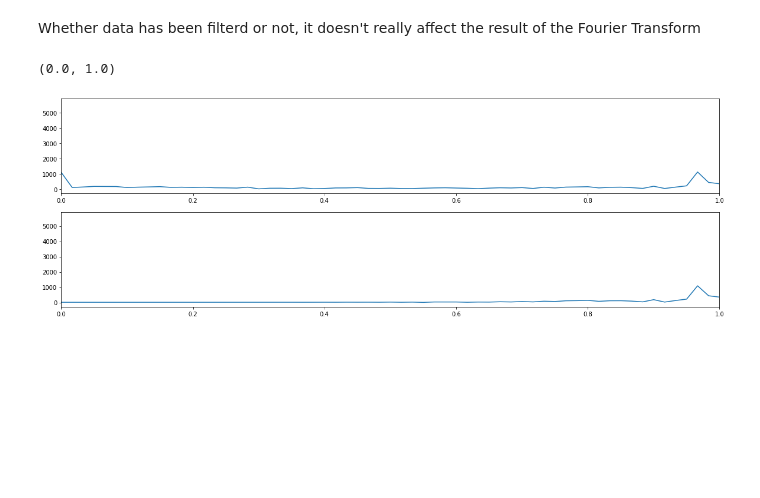
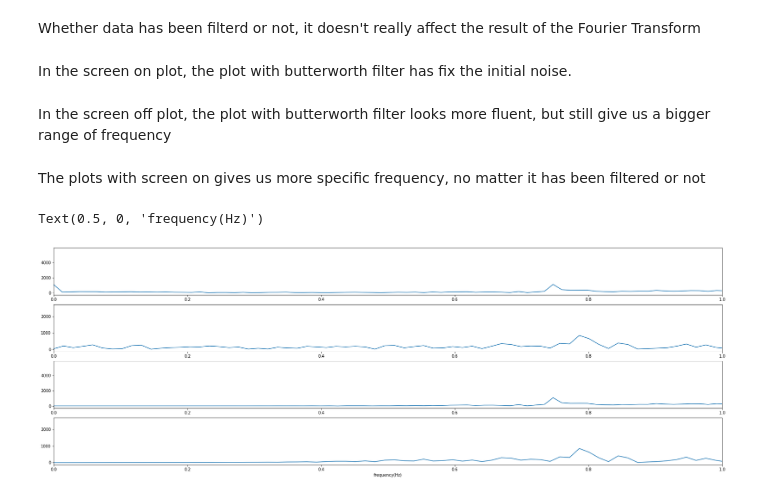
Before and after one commit to asd881018/Sensors-Noise-and-Walking-Human-Activity-Analysis, a Jupyter notebook: screen_onoff.ipynb, the cells around one changed output. Drawn from its saved outputs; the diff is of its cells as text; code cells hidden in the pictures; blank space fills up the shorter version.

```diff
--- a/screen_onoff.ipynb
+++ b/screen_onoff.ipynb
@@ -104,5 +81,6 @@ So the data is going to be inaccurate with screen off.
 # %%
 fig, ax = plt.subplots(4)
+plt.rcParams["figure.figsize"] = (30, 10)
 
 # screen off raw data plot
 ax[0].plot(matt_rp50_screen_off['seconds'], matt_rp50_screen_off['x'])
@@ -123,4 +101,11 @@ ax[2].plot(matt_rp50_screen_off_bw['seconds'], matt_rp50_screen_off_bw['z'])
 ax[3].plot(matt_rp50_screen_on_bw['seconds'], matt_rp50_screen_on_bw['x'])
 ax[3].plot(matt_rp50_screen_on_bw['seconds'], matt_rp50_screen_on_bw['y'])
 ax[3].plot(matt_rp50_screen_on_bw['seconds'], matt_rp50_screen_on_bw['z'])
+
+# set x-, y- axis label
+ax[0].set(ylabel='Magnitude')
+ax[1].set(ylabel='Magnitude')
+ax[2].set(ylabel='Magnitude')
+ax[3].set(xlabel='Time (in seconds)')
+ax[3].set(ylabel='Magnitude')
 # %% [output]
@@ -130,19 +115,33 @@ ax[3].plot(matt_rp50_screen_on_bw['seconds'], matt_rp50_screen_on_bw['z'])
 # Fourier Transform
 # %% [markdown]
 Whether data has been filterd or not, it doesn't  really affect the result of the Fourier Transform
+# %% [markdown]
+In the screen on plot, the plot with butterworth filter has fix the initial noise.
+# %% [markdown]
+In the screen off plot, the plot with butterworth filter looks more fluent, but still give us a bigger range of frequency
+# %% [markdown]
+The plots with screen on gives us more specific frequency, no matter it has been filtered or not
 # %%
 # Plotting Fourier transformed data. Each line represents a collection point (left pocket vs. right pocket).
-fig, ax = plt.subplots(2)
+fig, ax = plt.subplots(4)
 
-# raw_fft on/off
-#ax[0].plot(matt_rp50_screen_off_fft['x'], matt_rp50_screen_off_fft['y'])
+# raw_fft
+# screen on
 ax[0].plot(matt_rp50_screen_on_fft['x'], matt_rp50_screen_on_fft['y'])
 ax[0].set_xlim(0, 1)
+# screen off
+ax[1].plot(matt_rp50_screen_off_fft['x'], matt_rp50_screen_off_fft['y'])
+ax[1].set_xlim(0, 1)
 
-# bw_fft on_off
-#ax[1].plot(matt_rp50_screen_off_bw_fft['x'], matt_rp50_screen_off_bw_fft['y'])
-ax[1].plot(matt_rp50_screen_on_bw_fft['x'], matt_rp50_screen_on_bw_fft['y'])
-ax[1].set_xlim(0, 1)
+# bw_fft
+# screen on
+ax[2].plot(matt_rp50_screen_on_bw_fft['x'], matt_rp50_screen_on_bw_fft['y'])
+ax[2].set_xlim(0, 1)
+# screen off
+ax[3].plot(matt_rp50_screen_off_bw_fft['x'], matt_rp50_screen_off_bw_fft['y'])
+ax[3].set_xlim(0, 1)
+
+plt.xlabel('frequency(Hz)')
 # %% [output]
-(0.0, 1.0)
+Text(0.5, 0, 'frequency(Hz)')
-[figure, old version]
+[figure, new version]
```
Also changed, not shown: parts of 5 cells of this notebook.
